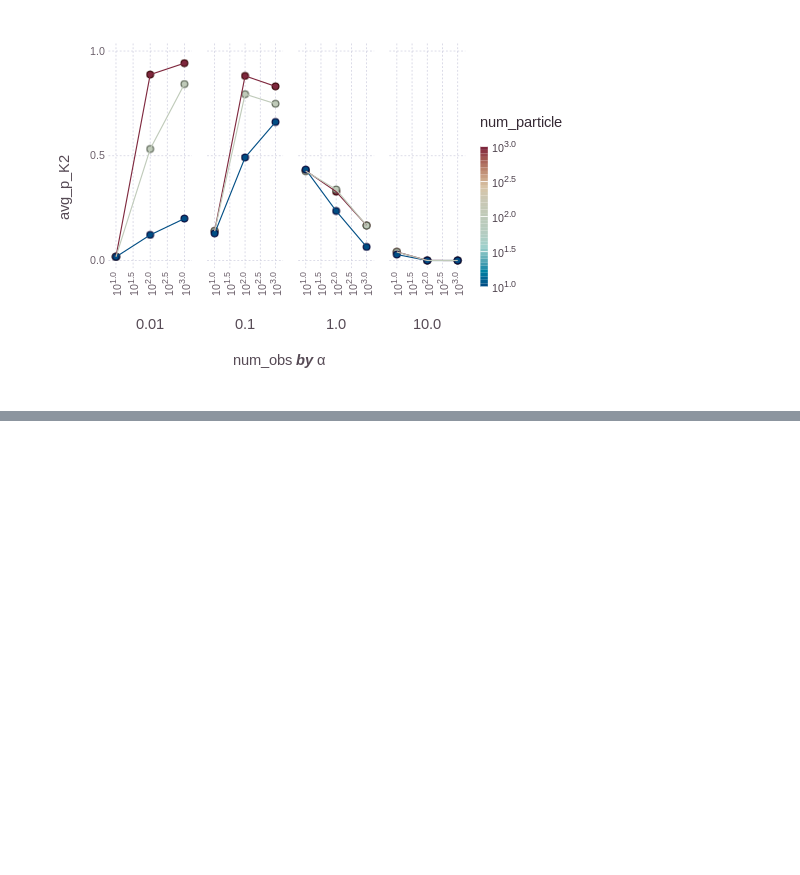
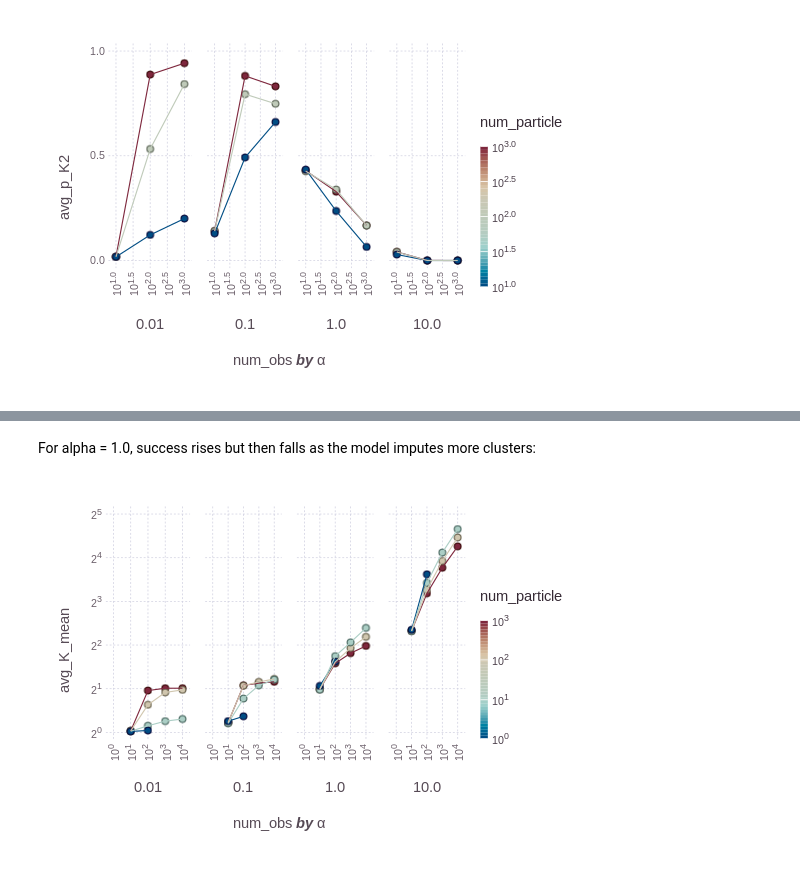
Before and after one commit to kleinschmidt/cogsci-particle-learn, a Jupyter notebook: cogcsi-notebook.ipynb, the cells around one changed output, grey strips where cells are left out. Cells and saved outputs as stored; diff of their text form; code cells hidden in the pictures; blank space fills up the shorter version.

```diff
--- a/cogcsi-notebook.ipynb
+++ b/cogcsi-notebook.ipynb
@@ -84,0 +141,7 @@ plot(run1_summary, x=:num_obs, y=:avg_p_K2, color=:num_particle, xgroup=:α,
+# %% [markdown]
+For alpha = 1.0, success rises but then falls as the model imputes more clusters:
+# %%
+plot(run2_summary, x=:num_obs, y=:avg_K_mean, color=:num_particle, xgroup=:α,
+     Geom.subplot_grid(Geom.line, Geom.point), Scale.x_log10, Scale.y_log2, Scale.color_log10)
+# %% [output]
+[figure, added]
```
Also changed, not shown: parts of 11 cells of this notebook.
